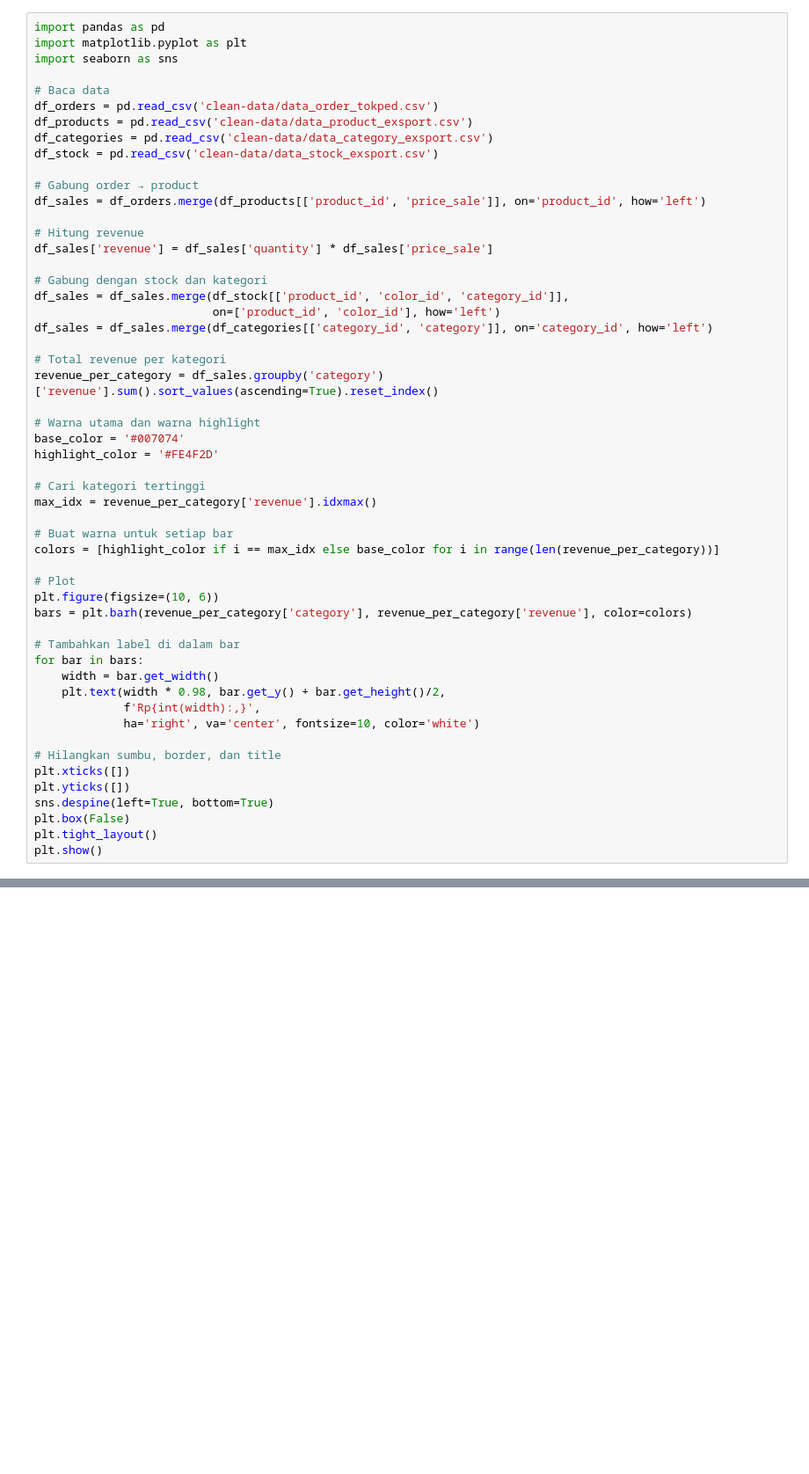
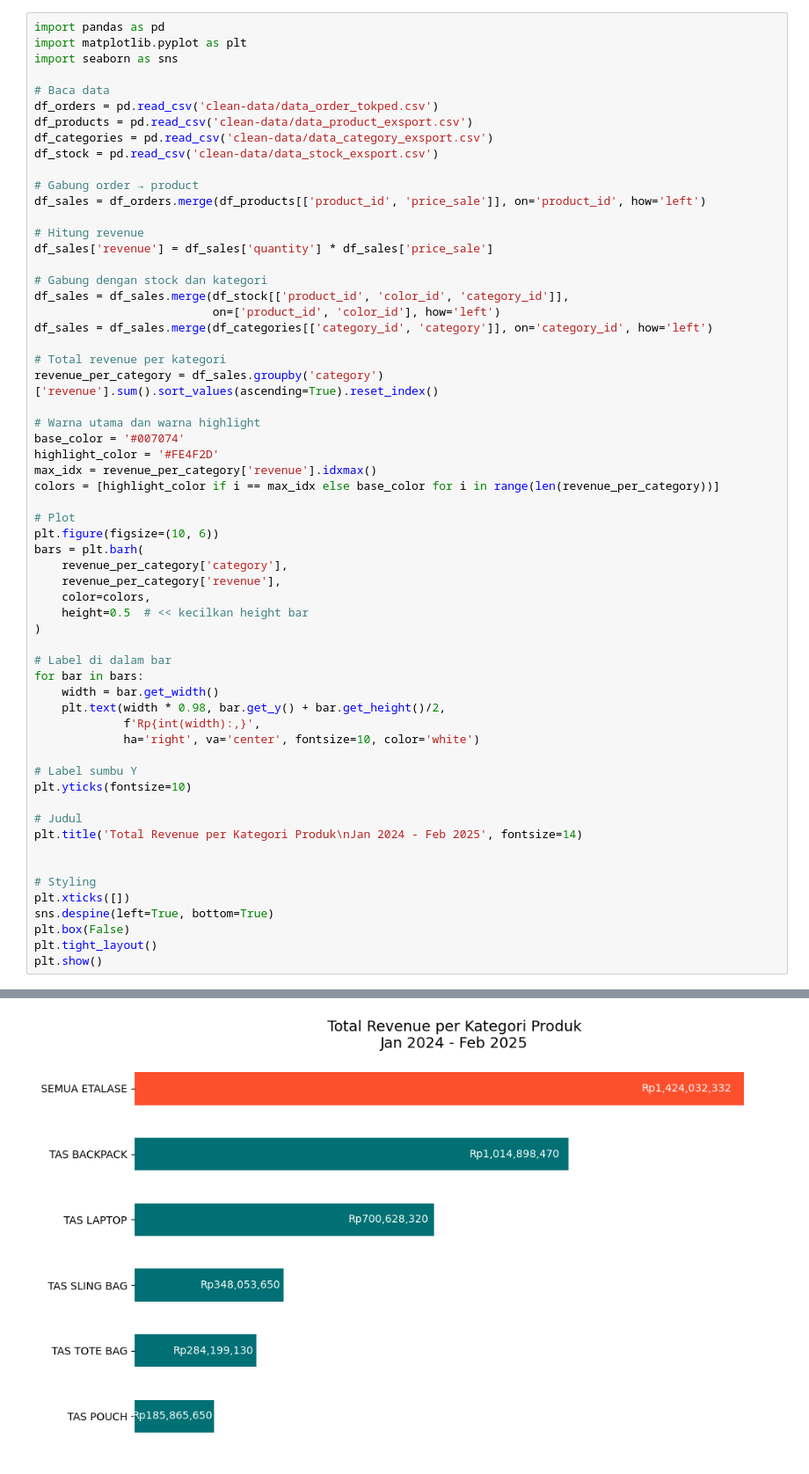
Before and after one commit to zulfaan/e-commerce-analyst-portfolio, a Jupyter notebook: ecommerce_data_analysis.ipynb, the cells around one changed output, grey strips where cells are left out. Shown: that part at 88% size. Saved outputs shown, nothing was run; the diff lists cells and outputs as text; blank space fills up the shorter version.

```diff
--- a/ecommerce_data_analysis.ipynb
+++ b/ecommerce_data_analysis.ipynb
@@ -512,27 +512,34 @@ revenue_per_category = df_sales.groupby('category')['revenue'].sum().sort_values
 # Warna utama dan warna highlight
 base_color = '#007074'
 highlight_color = '#FE4F2D'
-
-# Cari kategori tertinggi
 max_idx = revenue_per_category['revenue'].idxmax()
-
-# Buat warna untuk setiap bar
 colors = [highlight_color if i == max_idx else base_color for i in range(len(revenue_per_category))]
 
 # Plot
 plt.figure(figsize=(10, 6))
-bars = plt.barh(revenue_per_category['category'], revenue_per_category['revenue'], color=colors)
+bars = plt.barh(
+    revenue_per_category['category'],
+    revenue_per_category['revenue'],
+    color=colors,
+    height=0.5  # << kecilkan height bar
+)
 
-# Tambahkan label di dalam bar
+# Label di dalam bar
 for bar in bars:
     width = bar.get_width()
     plt.text(width * 0.98, bar.get_y() + bar.get_height()/2,
              f'Rp{int(width):,}',
              ha='right', va='center', fontsize=10, color='white')
 
-# Hilangkan sumbu, border, dan title
+# Label sumbu Y
+plt.yticks(fontsize=10)
+
+# Judul
+plt.title('Total Revenue per Kategori Produk\nJan 2024 - Feb 2025', fontsize=14)
+
+
+# Styling
 plt.xticks([])
-plt.yticks([])
 sns.despine(left=True, bottom=True)
 plt.box(False)
 plt.tight_layout()
@@ -541,0 +548 @@ OSError: [Errno 22] Invalid argument: 'clean-data/data_order_tokped.csv'
+[figure, added]
```
Also changed, not shown: parts of 1 cell of this notebook.
